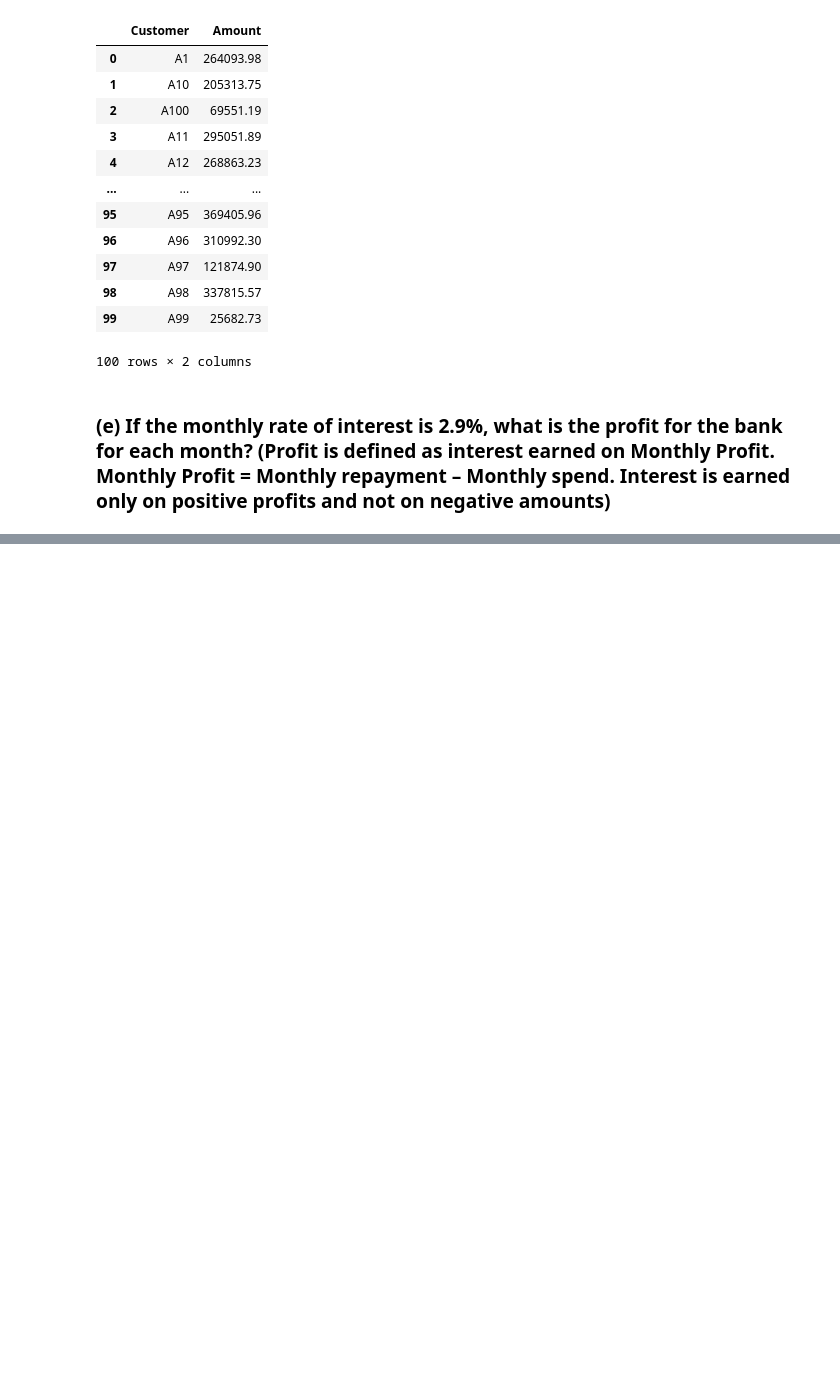
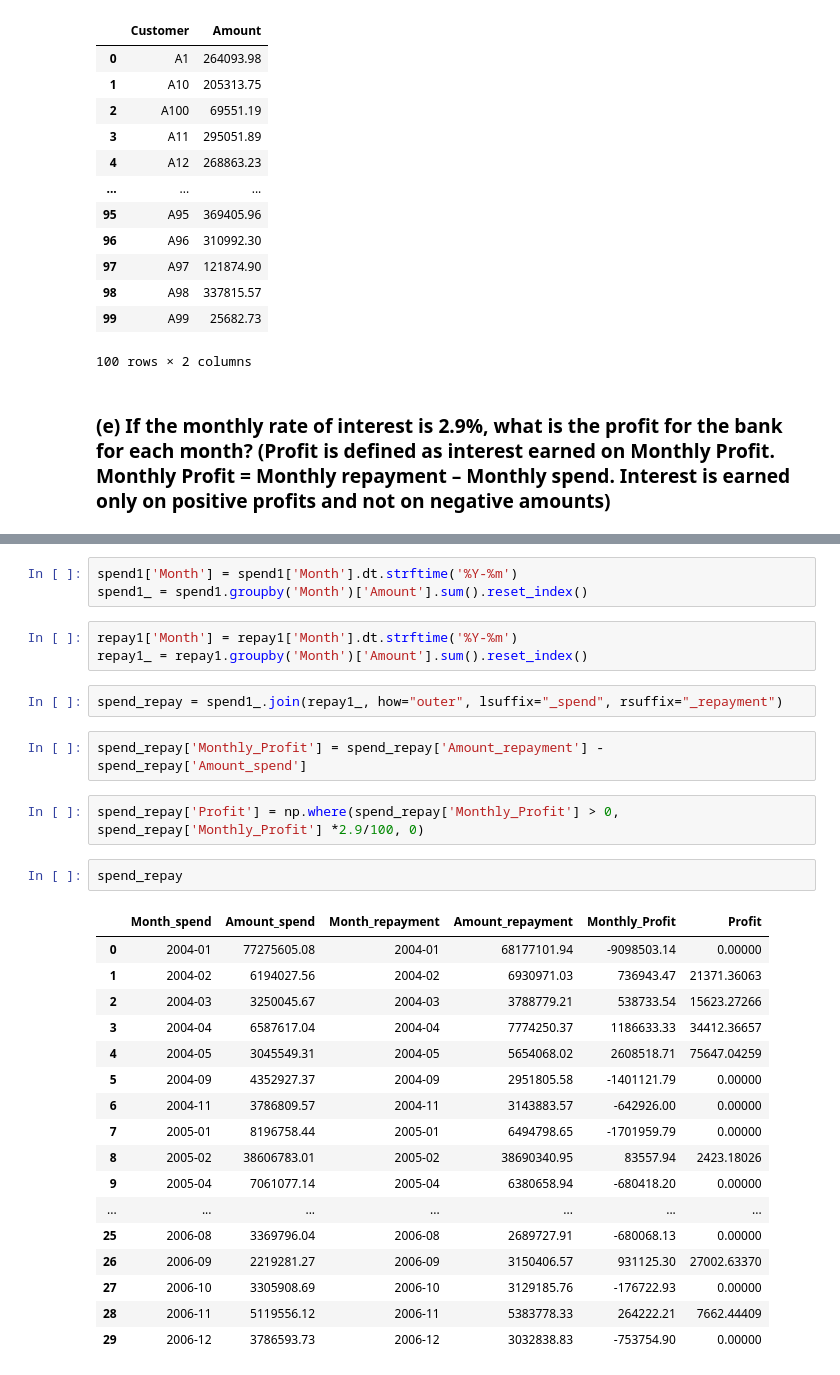
Before and after one commit to sakshisv/Credit-Card-Case-Study, a Jupyter notebook: Credit Card Case Study (Python).ipynb, the cells around one changed output, grey strips where cells are left out. Cells and saved outputs as stored; diff of their text form; blank space fills up the shorter version.

```diff
--- a/Credit Card Case Study (Python).ipynb
+++ b/Credit Card Case Study (Python).ipynb
@@ -269,0 +236,32 @@ cust_spend
+# %%
+spend1['Month'] = spend1['Month'].dt.strftime('%Y-%m')
+spend1_ = spend1.groupby('Month')['Amount'].sum().reset_index()
+# %%
+repay1['Month'] = repay1['Month'].dt.strftime('%Y-%m')
+repay1_ = repay1.groupby('Month')['Amount'].sum().reset_index()
+# %%
+spend_repay = spend1_.join(repay1_, how="outer", lsuffix="_spend", rsuffix="_repayment")
+# %%
+spend_repay['Monthly_Profit'] = spend_repay['Amount_repayment'] - spend_repay['Amount_spend']
+# %%
+spend_repay['Profit'] = np.where(spend_repay['Monthly_Profit'] > 0, spend_repay['Monthly_Profit'] *2.9/100, 0)
+# %%
+spend_repay
+# %% [output]
+|  | Month_spend | Amount_spend | Month_repayment | Amount_repayment | Monthly_Profit | Profit |
+| 0 | 2004-01 | 77275605.08 | 2004-01 | 68177101.94 | -9098503.14 | 0.00000 |
+| 1 | 2004-02 | 6194027.56 | 2004-02 | 6930971.03 | 736943.47 | 21371.36063 |
+| 2 | 2004-03 | 3250045.67 | 2004-03 | 3788779.21 | 538733.54 | 15623.27266 |
+| 3 | 2004-04 | 6587617.04 | 2004-04 | 7774250.37 | 1186633.33 | 34412.36657 |
+| 4 | 2004-05 | 3045549.31 | 2004-05 | 5654068.02 | 2608518.71 | 75647.04259 |
+| 5 | 2004-09 | 4352927.37 | 2004-09 | 2951805.58 | -1401121.79 | 0.00000 |
+| 6 | 2004-11 | 3786809.57 | 2004-11 | 3143883.57 | -642926.00 | 0.00000 |
+| 7 | 2005-01 | 8196758.44 | 2005-01 | 6494798.65 | -1701959.79 | 0.00000 |
+| 8 | 2005-02 | 38606783.01 | 2005-02 | 38690340.95 | 83557.94 | 2423.18026 |
+| 9 | 2005-04 | 7061077.14 | 2005-04 | 6380658.94 | -680418.20 | 0.00000 |
+| ... | ... | ... | ... | ... | ... | ... |
+| 25 | 2006-08 | 3369796.04 | 2006-08 | 2689727.91 | -680068.13 | 0.00000 |
+| 26 | 2006-09 | 2219281.27 | 2006-09 | 3150406.57 | 931125.30 | 27002.63370 |
+| 27 | 2006-10 | 3305908.69 | 2006-10 | 3129185.76 | -176722.93 | 0.00000 |
+| 28 | 2006-11 | 5119556.12 | 2006-11 | 5383778.33 | 264222.21 | 7662.44409 |
+| 29 | 2006-12 | 3786593.73 | 2006-12 | 3032838.83 | -753754.90 | 0.00000 |
```
Also changed, not shown: parts of 7 cells of this notebook.
